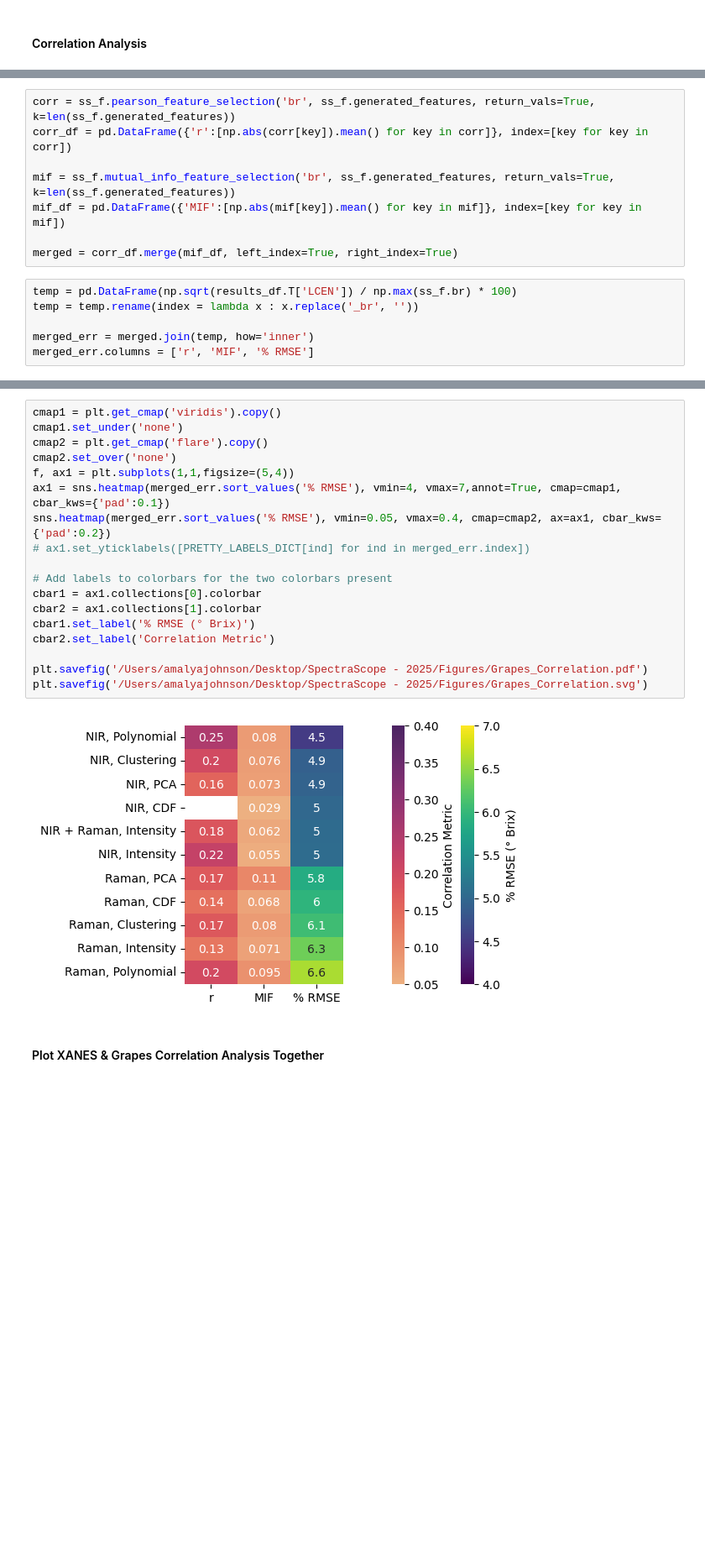
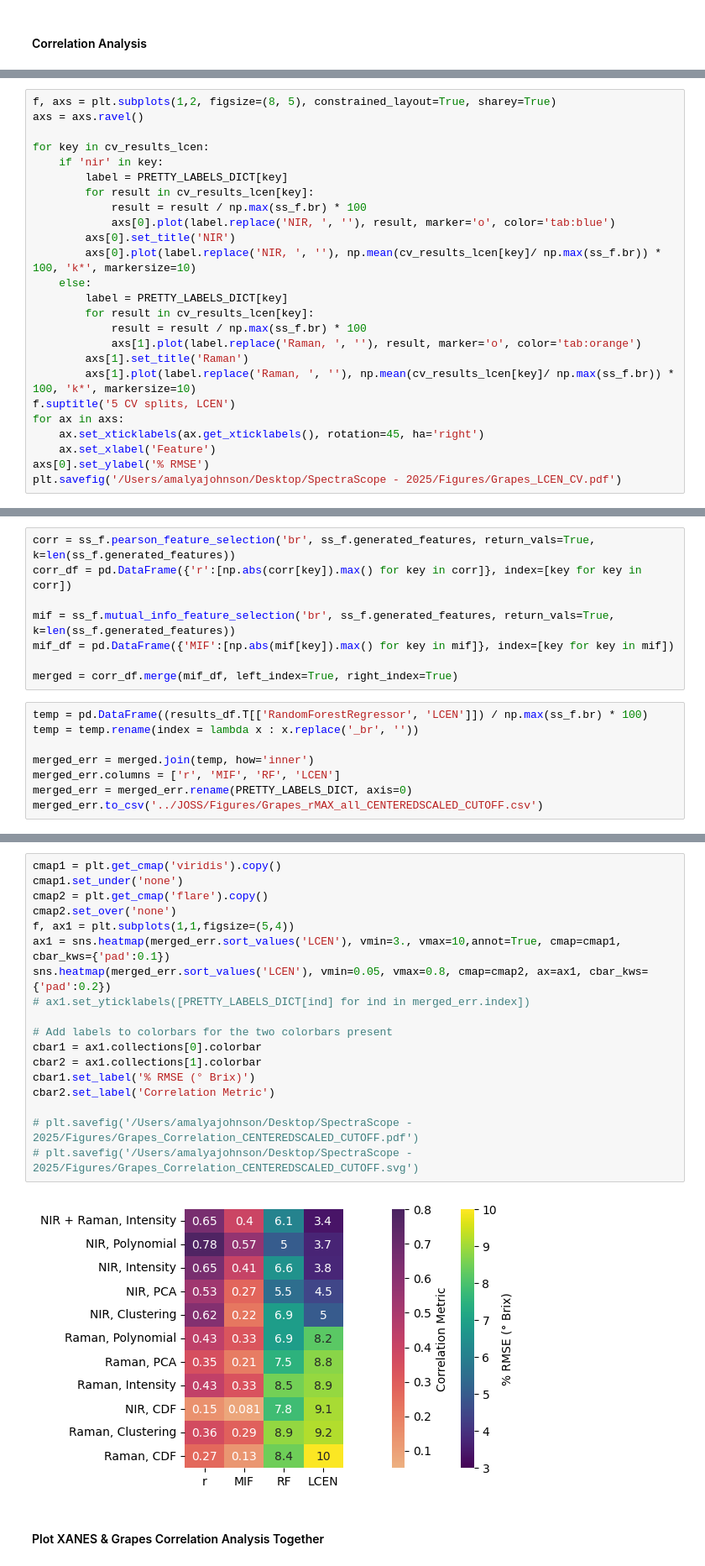
Before and after one commit to TRI-AMDD/spectrascope, a Jupyter notebook: examples/Grapes_example.ipynb, the cells around one changed output, grey strips where cells are left out. Shown at 84% size. Saved outputs shown, nothing was run; the diff lists cells and outputs as text; blank space fills up the shorter version.

```diff
--- a/examples/Grapes_example.ipynb
+++ b/examples/Grapes_example.ipynb
@@ -317,0 +611,25 @@ sns.heatmap((results_df.T) / np.max(ss_f.br) * 100, annot=True, cbar_kws={'label
+# %%
+f, axs = plt.subplots(1,2, figsize=(8, 5), constrained_layout=True, sharey=True)
+axs = axs.ravel()
+
+for key in cv_results_lcen:
+    if 'nir' in key:
+        label = PRETTY_LABELS_DICT[key]
+        for result in cv_results_lcen[key]:
+            result = result / np.max(ss_f.br) * 100
+            axs[0].plot(label.replace('NIR, ', ''), result, marker='o', color='tab:blue')
+        axs[0].set_title('NIR')
+        axs[0].plot(label.replace('NIR, ', ''), np.mean(cv_results_lcen[key]/ np.max(ss_f.br)) * 100, 'k*', markersize=10)
+    else:
+        label = PRETTY_LABELS_DICT[key]
+        for result in cv_results_lcen[key]:
+            result = result / np.max(ss_f.br) * 100
+            axs[1].plot(label.replace('Raman, ', ''), result, marker='o', color='tab:orange')
+        axs[1].set_title('Raman')
+        axs[1].plot(label.replace('Raman, ', ''), np.mean(cv_results_lcen[key]/ np.max(ss_f.br)) * 100, 'k*', markersize=10)
+f.suptitle('5 CV splits, LCEN')
+for ax in axs:
+    ax.set_xticklabels(ax.get_xticklabels(), rotation=45, ha='right')
+    ax.set_xlabel('Feature')
+axs[0].set_ylabel('% RMSE')
+plt.savefig('/Users/amalyajohnson/Desktop/SpectraScope - 2025/Figures/Grapes_LCEN_CV.pdf')
@@ -318,14 +1087,16 @@ sns.heatmap((results_df.T) / np.max(ss_f.br) * 100, annot=True, cbar_kws={'label
 # %%
 corr = ss_f.pearson_feature_selection('br', ss_f.generated_features, return_vals=True, k=len(ss_f.generated_features))
-corr_df = pd.DataFrame({'r':[np.abs(corr[key]).mean() for key in corr]}, index=[key for key in corr])
+corr_df = pd.DataFrame({'r':[np.abs(corr[key]).max() for key in corr]}, index=[key for key in corr])
 
 mif = ss_f.mutual_info_feature_selection('br', ss_f.generated_features, return_vals=True, k=len(ss_f.generated_features))
-mif_df = pd.DataFrame({'MIF':[np.abs(mif[key]).mean() for key in mif]}, index=[key for key in mif])
+mif_df = pd.DataFrame({'MIF':[np.abs(mif[key]).max() for key in mif]}, index=[key for key in mif])
 
 merged = corr_df.merge(mif_df, left_index=True, right_index=True)
 # %%
-temp = pd.DataFrame(np.sqrt(results_df.T['LCEN']) / np.max(ss_f.br) * 100)
+temp = pd.DataFrame((results_df.T[['RandomForestRegressor', 'LCEN']]) / np.max(ss_f.br) * 100)
 temp = temp.rename(index = lambda x : x.replace('_br', ''))
 
 merged_err = merged.join(temp, how='inner')
-merged_err.columns = ['r', 'MIF', '% RMSE']
+merged_err.columns = ['r', 'MIF', 'RF', 'LCEN']
+merged_err = merged_err.rename(PRETTY_LABELS_DICT, axis=0)
+merged_err.to_csv('../JOSS/Figures/Grapes_rMAX_all_CENTEREDSCALED_CUTOFF.csv')
@@ -350,23 +1103,23 @@ merged_err.to_csv('../JOSS/Figures/Grapes_corr.csv')
 # %%
 cmap1 = plt.get_cmap('viridis').copy()
 cmap1.set_under('none')
 cmap2 = plt.get_cmap('flare').copy()
 cmap2.set_over('none')
 f, ax1 = plt.subplots(1,1,figsize=(5,4))
-ax1 = sns.heatmap(merged_err.sort_values('% RMSE'), vmin=4, vmax=7,annot=True, cmap=cmap1, cbar_kws={'pad':0.1})
-sns.heatmap(merged_err.sort_values('% RMSE'), vmin=0.05, vmax=0.4, cmap=cmap2, ax=ax1, cbar_kws={'pad':0.2})
+ax1 = sns.heatmap(merged_err.sort_values('LCEN'), vmin=3., vmax=10,annot=True, cmap=cmap1, cbar_kws={'pad':0.1})
+sns.heatmap(merged_err.sort_values('LCEN'), vmin=0.05, vmax=0.8, cmap=cmap2, ax=ax1, cbar_kws={'pad':0.2})
 # ax1.set_yticklabels([PRETTY_LABELS_DICT[ind] for ind in merged_err.index])
 
 # Add labels to colorbars for the two colorbars present
 cbar1 = ax1.collections[0].colorbar
 cbar2 = ax1.collections[1].colorbar
 cbar1.set_label('% RMSE (° Brix)')
 cbar2.set_label('Correlation Metric')
 
-plt.savefig('/Users/amalyajohnson/Desktop/SpectraScope - 2025/Figures/Grapes_Correlation.pdf')
-plt.savefig('/Users/amalyajohnson/Desktop/SpectraScope - 2025/Figures/Grapes_Correlation.svg')
+# plt.savefig('/Users/amalyajohnson/Desktop/SpectraScope - 2025/Figures/Grapes_Correlation_CENTEREDSCALED_CUTOFF.pdf')
+# plt.savefig('/Users/amalyajohnson/Desktop/SpectraScope - 2025/Figures/Grapes_Correlation_CENTEREDSCALED_CUTOFF.svg')
 # %% [output]
-[figure, old version]
+[figure, new version]
 # %% [markdown]
 #### Plot XANES & Grapes Correlation Analysis Together
 # %%
```
Also changed, not shown: parts of 61 cells of this notebook, 2 other files.
